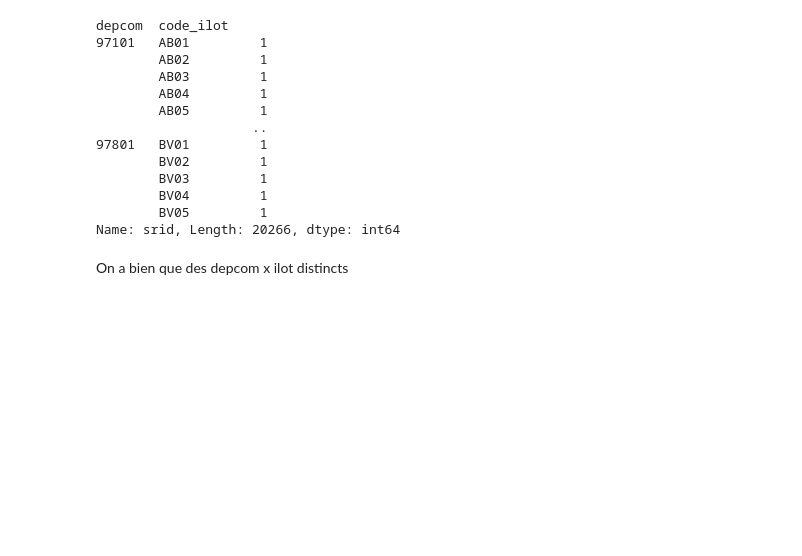
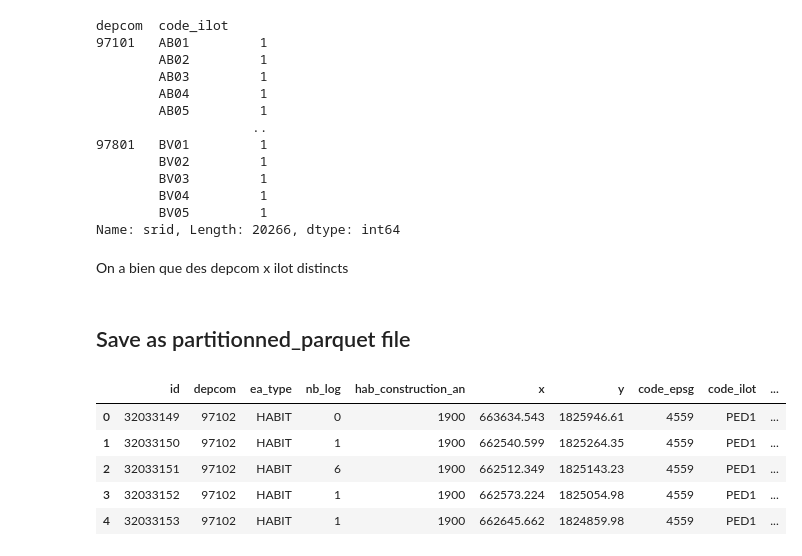
Before and after one commit to InseeFrLab/detection-habitat-spontane, a Jupyter notebook: notebooks/explore_ril.ipynb, the cells around one changed output. Cells and saved outputs as stored; diff of their text form; code cells hidden in the pictures; blank space fills up the shorter version.

```diff
--- a/notebooks/explore_ril.ipynb
+++ b/notebooks/explore_ril.ipynb
@@ -906,3 +906,33 @@ depcom  code_ilot
 Name: srid, Length: 20266, dtype: int64
 # %% [markdown]
 On a bien que des depcom x ilot distincts
+# %% [markdown]
+## Save as partitionned_parquet file
+# %%
+with fs.open('projet-slums-detection/Donnees/RIL/ril_pc_dom.csv', 'r') as f:
+    df_pc = pd.read_csv(f, dtype={
+        "id": str,
+        "depcom": str,
+        "ea_type": str,
+        "nb_log": pd.Int64Dtype(),
+        "hab_construction_an": pd.Int64Dtype(),
+        "x": float,
+        "y": float,
+        "code_epsg": str,
+        "code_ilot": str,
+        "grp_rotation": pd.Int64Dtype(),
+        "millesime": pd.Int64Dtype(),
+        "date_livraison": object,
+        "reperage": str
+    })
+# %%
+df_pc = df_pc[["id", "depcom", "ea_type", "nb_log", "hab_construction_an", "x", "y", "code_epsg", "code_ilot", "grp_rotation", "millesime", "date_livraison", "reperage"]]
+# %%
+df_pc.head()
+# %% [output]
+|  | id | depcom | ea_type | nb_log | hab_construction_an | x | y | code_epsg | code_ilot | ... |
+| 0 | 32033149 | 97102 | HABIT | 0 | 1900 | 663634.543 | 1825946.61 | 4559 | PED1 | ... |
+| 1 | 32033150 | 97102 | HABIT | 1 | 1900 | 662540.599 | 1825264.35 | 4559 | PED1 | ... |
+| 2 | 32033151 | 97102 | HABIT | 6 | 1900 | 662512.349 | 1825143.23 | 4559 | PED1 | ... |
+| 3 | 32033152 | 97102 | HABIT | 1 | 1900 | 662573.224 | 1825054.98 | 4559 | PED1 | ... |
+| 4 | 32033153 | 97102 | HABIT | 1 | 1900 | 662645.662 | 1824859.98 | 4559 | PED1 | ... |
```
Also changed, not shown: parts of 15 cells of this notebook, 1 other file.
